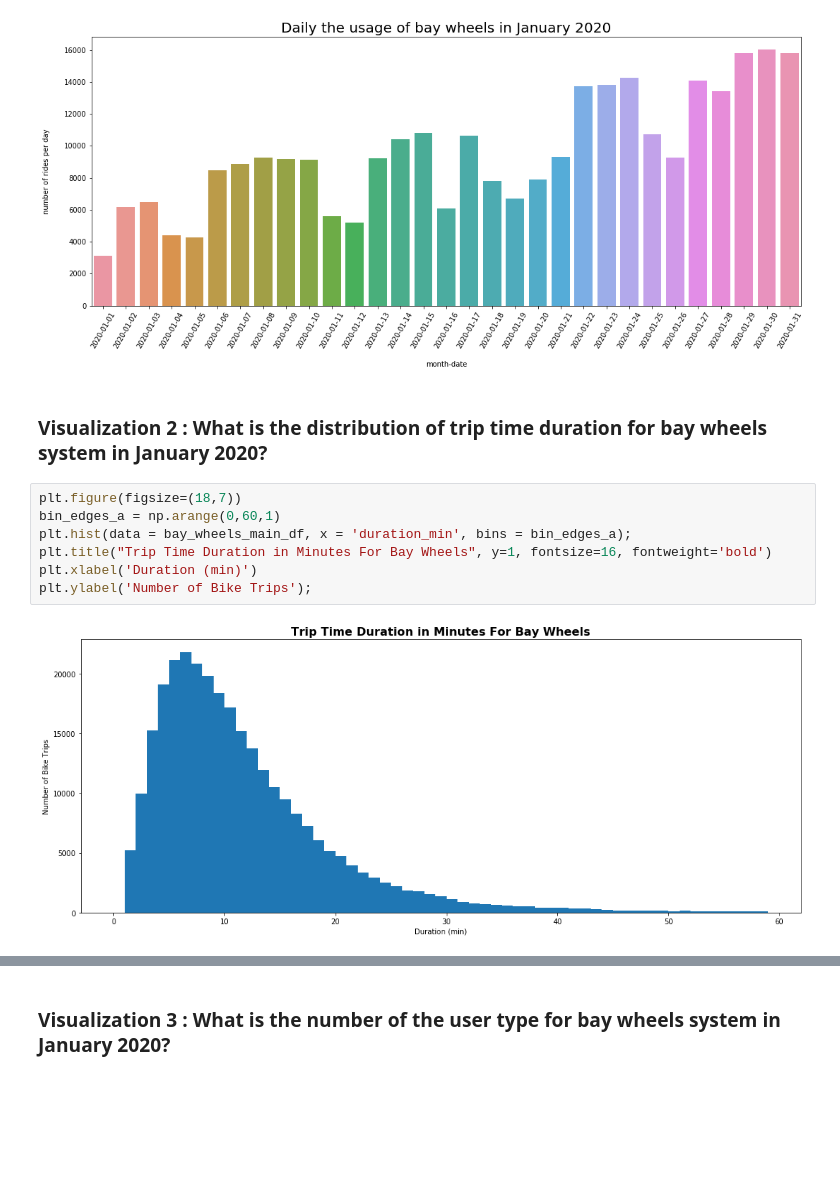
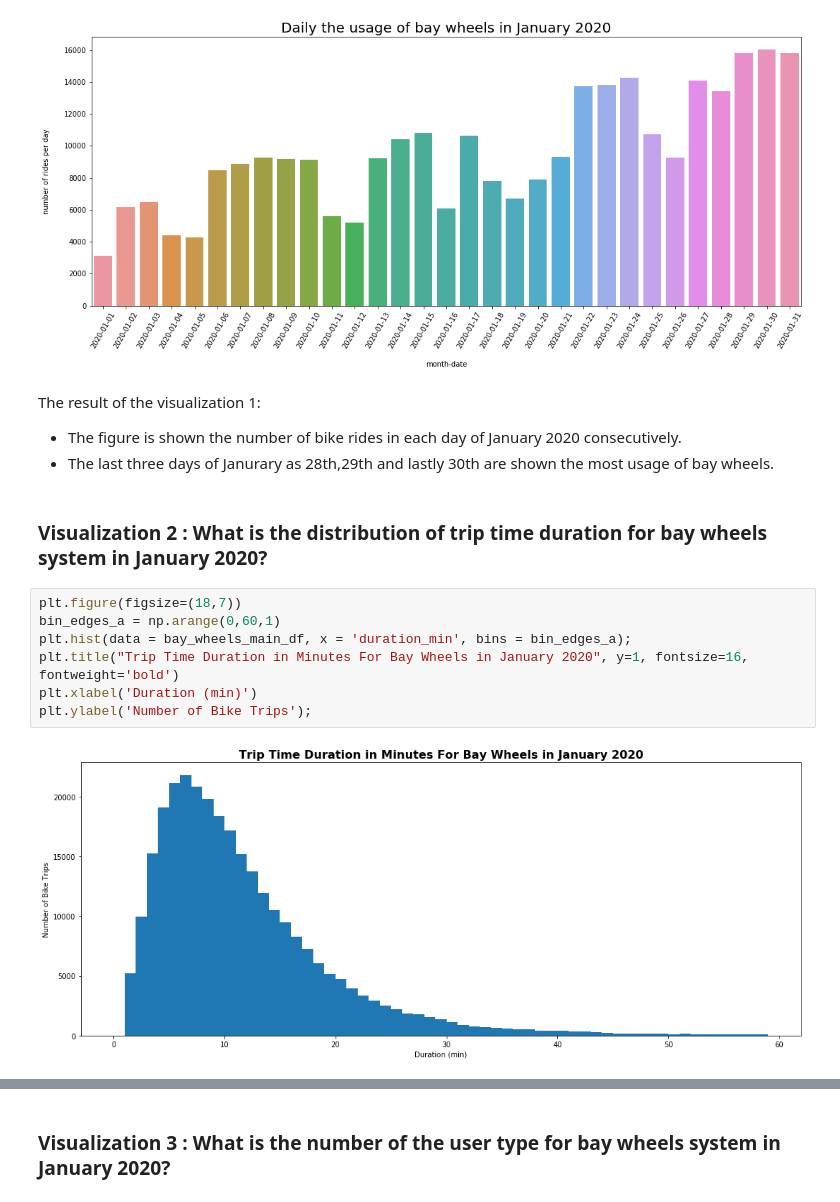
Before and after one commit to Rapter1990/Udacity-Data-Analyst-Nanodegree, a Jupyter notebook: P5_Communicate_Data_Findings/bay_wheels_project_analysis.ipynb, the cells around one changed output, grey strips where cells are left out. Cells and saved outputs as stored; diff of their text form; blank space fills up the shorter version.

```diff
--- a/P5_Communicate_Data_Findings/bay_wheels_project_analysis.ipynb
+++ b/P5_Communicate_Data_Findings/bay_wheels_project_analysis.ipynb
@@ -456,14 +470,19 @@ plt.xticks(rotation=60)
         17, 18, 19, 20, 21, 22, 23, 24, 25, 26, 27, 28, 29, 30]),
  <a list of 31 Text xticklabel objects>)
 [figure]
+# %% [markdown]
+The result of the visualization 1:
+
+- The figure is shown the number of bike rides in each day of January 2020 consecutively.
+- The last three days of Janurary as 28th,29th and lastly 30th are shown the most usage of bay wheels.
 # %% [markdown]
 ### Visualization 2 : What is the distribution of trip time duration for bay wheels system in January 2020?
 # %%
 plt.figure(figsize=(18,7))
 bin_edges_a = np.arange(0,60,1)
 plt.hist(data = bay_wheels_main_df, x = 'duration_min', bins = bin_edges_a);
-plt.title("Trip Time Duration in Minutes For Bay Wheels", y=1, fontsize=16, fontweight='bold')
+plt.title("Trip Time Duration in Minutes For Bay Wheels in January 2020", y=1, fontsize=16, fontweight='bold')
 plt.xlabel('Duration (min)')
 plt.ylabel('Number of Bike Trips');
 # %% [output]
-[figure, old version]
+[figure, new version]
```
Also changed, not shown: parts of 22 cells of this notebook, 1 other file.
